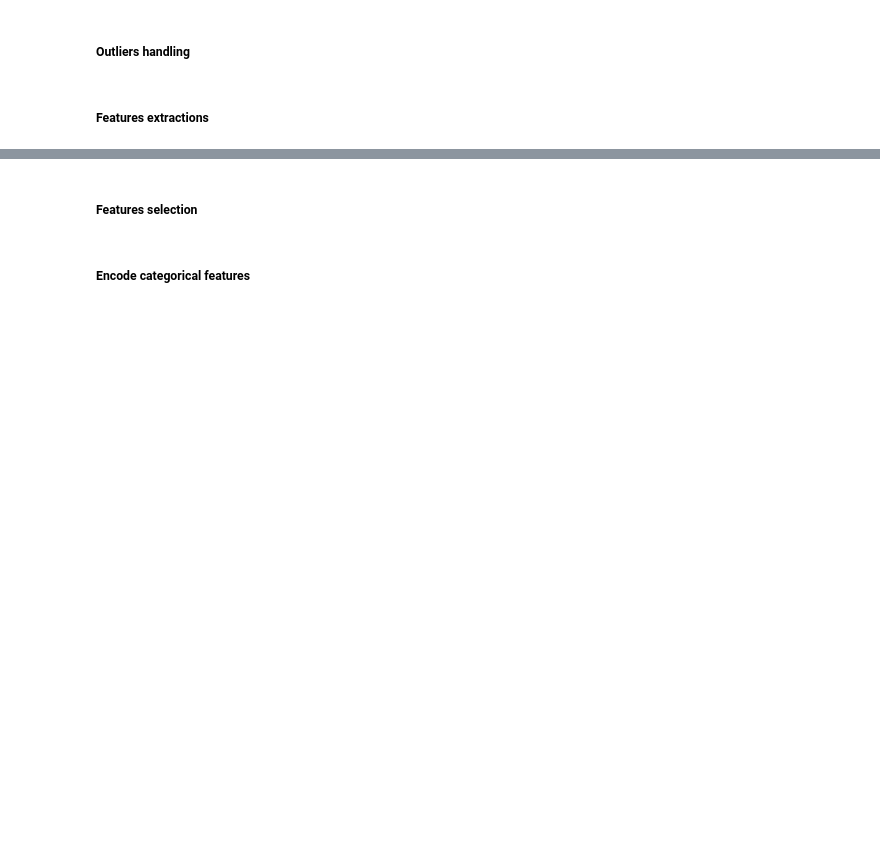
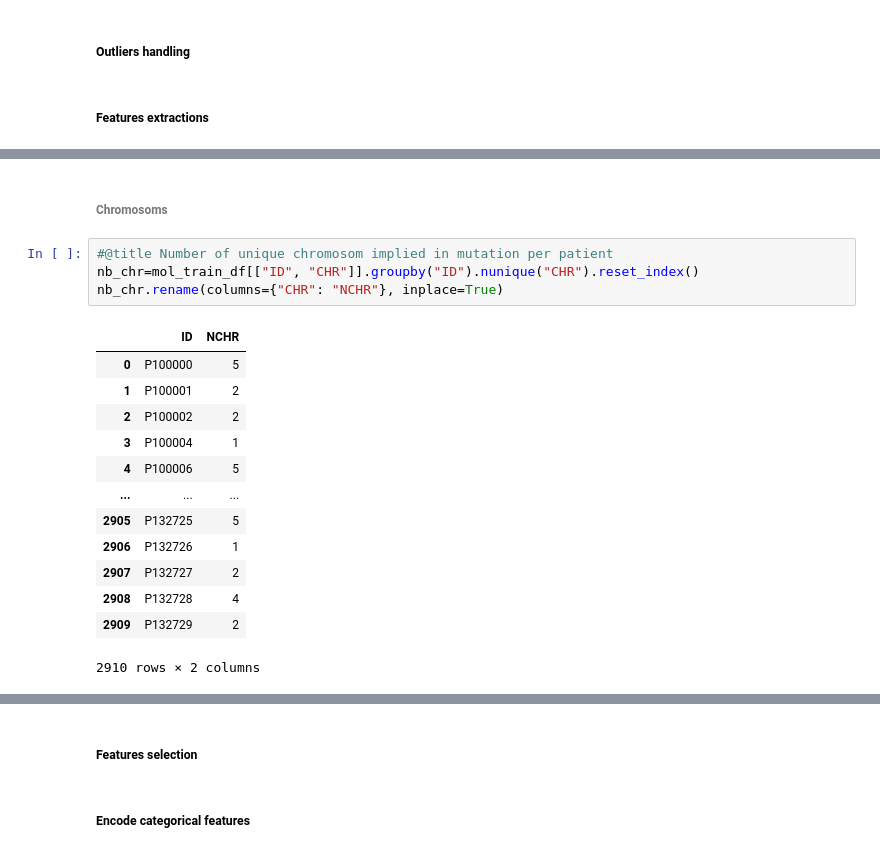
Before and after one commit to oagbohouto86/challenge_qrt, a Jupyter notebook: dm_qrt.ipynb, the cells around one changed output, grey strips where cells are left out. Cells and saved outputs as stored; diff of their text form; blank space fills up the shorter version.

```diff
--- a/dm_qrt.ipynb
+++ b/dm_qrt.ipynb
@@ -774,0 +785,20 @@ clin_train_df_new
+# %% [markdown]
+###### Chromosoms
+# %%
+#@title Number of unique chromosom implied in mutation per patient
+nb_chr=mol_train_df[["ID", "CHR"]].groupby("ID").nunique("CHR").reset_index()
+nb_chr.rename(columns={"CHR": "NCHR"}, inplace=True)
+# %% [output]
+|  | ID | NCHR |
+| 0 | P100000 | 5 |
+| 1 | P100001 | 2 |
+| 2 | P100002 | 2 |
+| 3 | P100004 | 1 |
+| 4 | P100006 | 5 |
+| ... | ... | ... |
+| 2905 | P132725 | 5 |
+| 2906 | P132726 | 1 |
+| 2907 | P132727 | 2 |
+| 2908 | P132728 | 4 |
+| 2909 | P132729 | 2 |
+2910 rows × 2 columns
```
Also changed, not shown: parts of 33 cells of this notebook.
